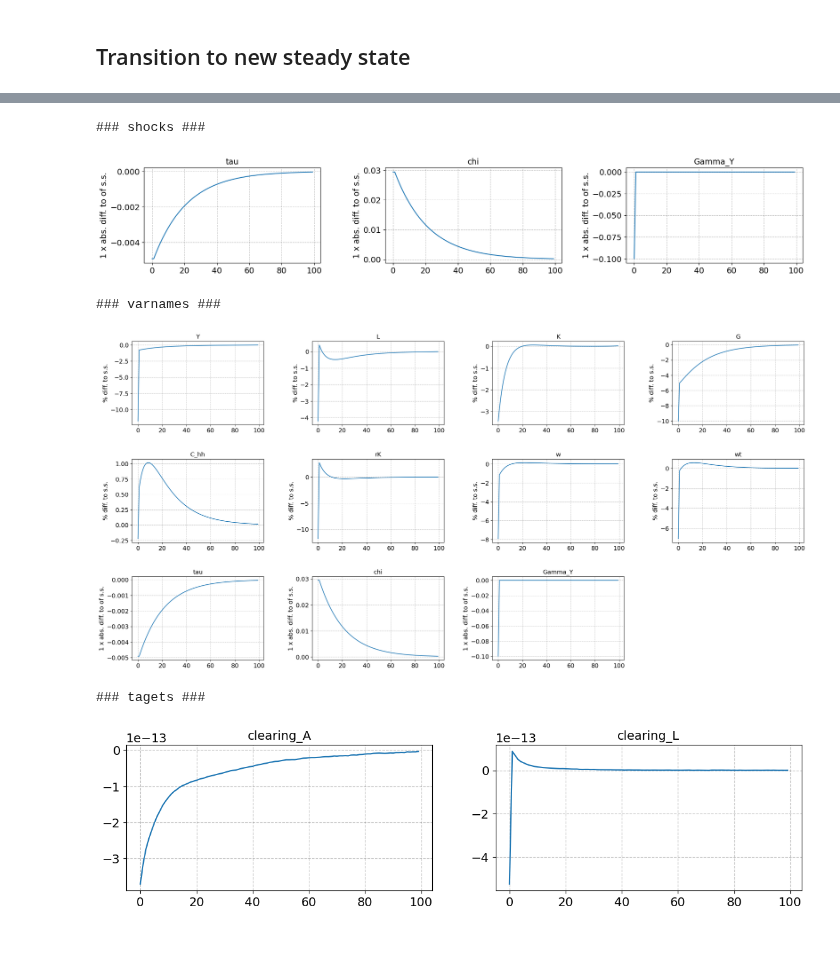
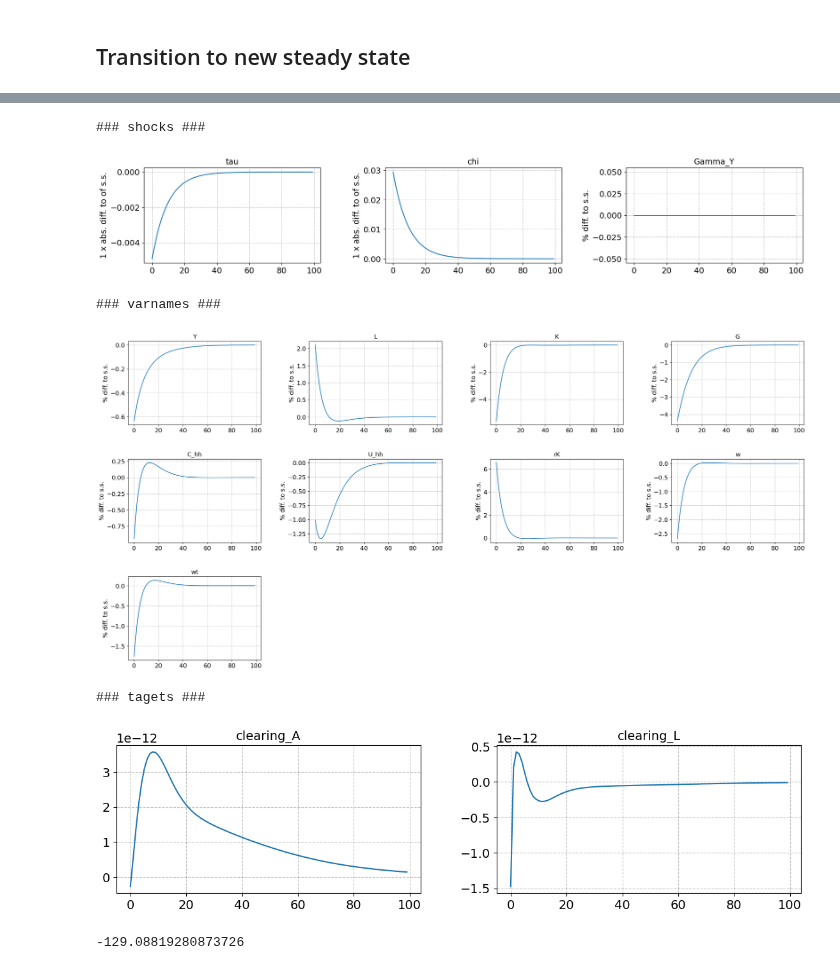
Before and after one commit to JohanOelgaard/AdvMacroHetAgent, a Jupyter notebook: Assignment 2/v1.3/HANCWelfareModel.ipynb, the cells around one changed output, grey strips where cells are left out. Saved outputs shown, nothing was run; the diff lists cells and outputs as text; code cells hidden in the pictures; blank space fills up the shorter version.

```diff
--- a/Assignment 2/v1.3/HANCWelfareModel.ipynb
+++ b/Assignment 2/v1.3/HANCWelfareModel.ipynb
@@ -258,7 +317,4 @@ I once again create a new instance of the model and repeat the same steps as bef
 # %%
 modelIII = model.copy()
 
-par = modelIII.par
-ss = modelIII.ss
-
-par.Gamma_Y = 1.1
+modelIII.par.Gamma_Y = 1.1
@@ -378,10 +446,15 @@ transition path found in 4.0 secs
 # %%
-paths = ['Y','L','K','G','C_hh','rK','w','wt','tau','chi','Gamma_Y']
-modelIII.show_IRFs(paths,ncols=4,T_max=100,abs_diff=['tau','chi','Gamma_Y'])
+paths = ['Y','L','K','G','C_hh','U_hh','rK','w','wt']
+modelIII.show_IRFs(paths,ncols=4,T_max=100,abs_diff=['tau','chi'])
 # %% [output]
 ### shocks ###
-[figure, old version]
+[figure, new version]
 ### varnames ###
-[figure, old version]
+[figure, new version]
 ### tagets ###
-[figure, old version]
+[figure, new version]
+# %%
+v_shock = np.sum([modelIII.par.beta**t * np.sum((modelIII.path.u[t]+(modelIII.path.G[t]+modelIII.par.S)**(1-modelIII.par.omega)/(1-modelIII.par.omega)) * modelIII.path.D[t] / (np.sum(modelIII.path.D[t]))) for t in range(modelIII.par.T)])
+print(v_shock)
+# %% [output]
+-129.08819280873726
```
Also changed, not shown: parts of 21 cells of this notebook, 4 other files.
